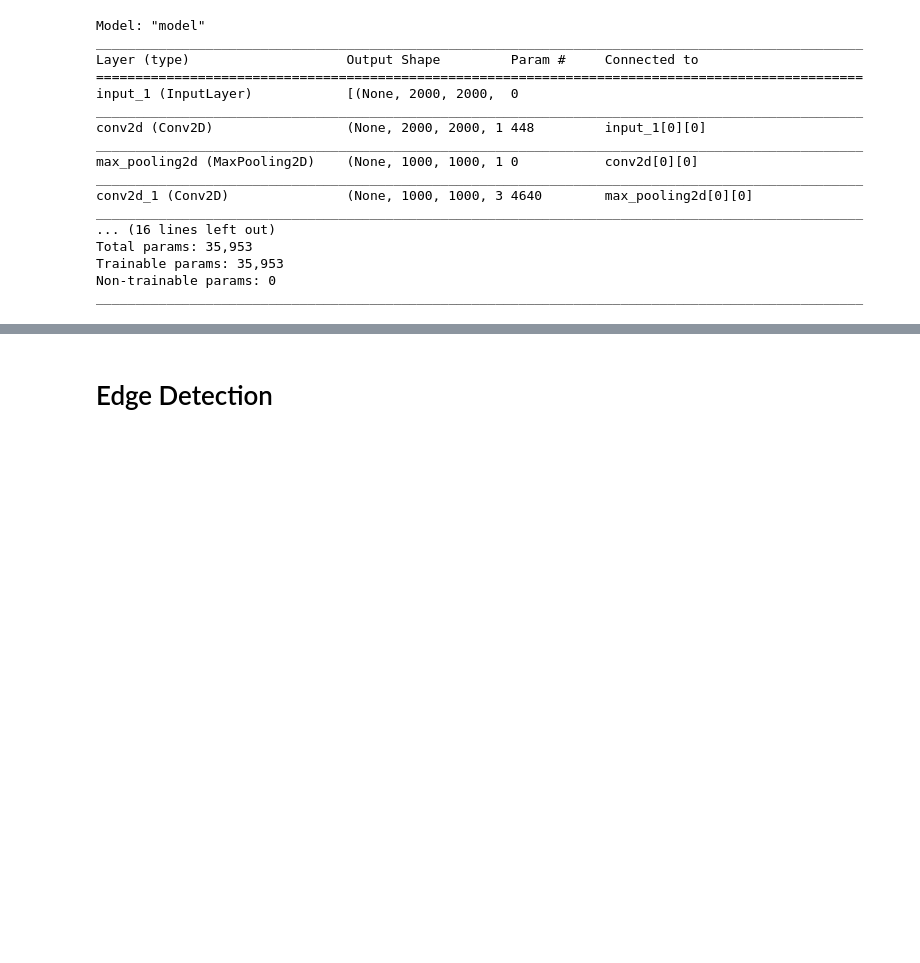
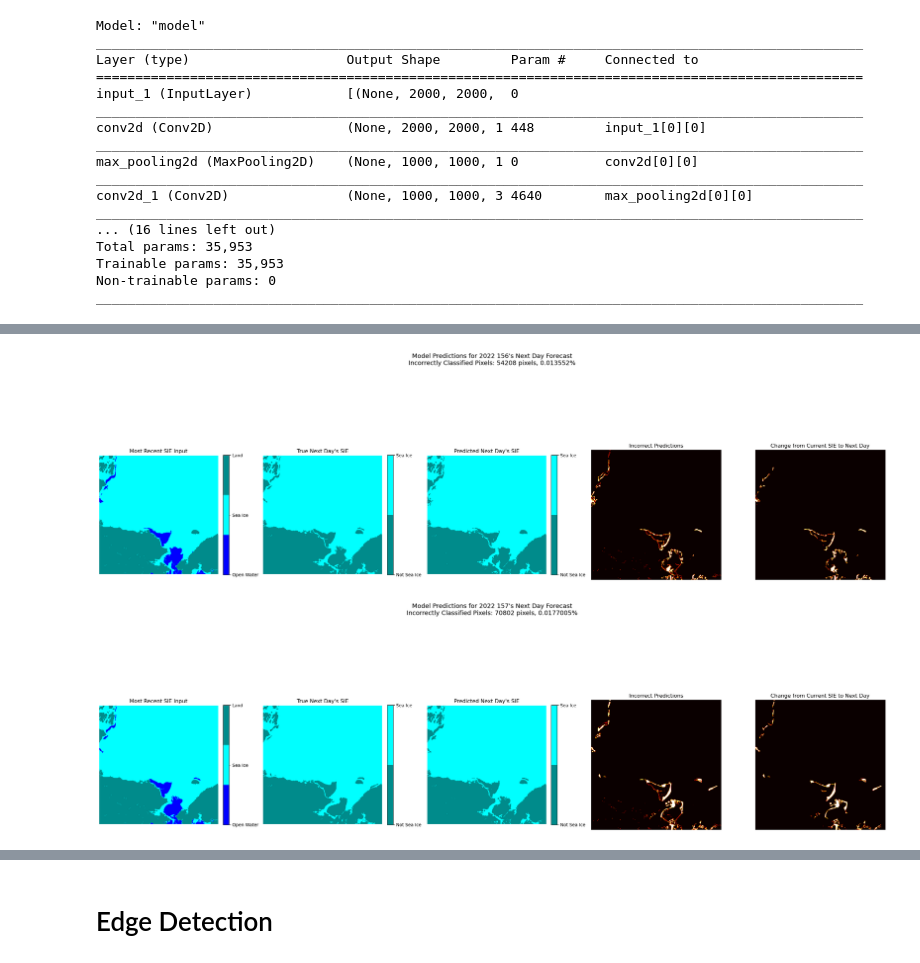
Before and after one commit to NOAA-HES-Capstone/icedyno, a Jupyter notebook: unet_model/jbacon_unet_modeling.ipynb, the cells around one changed output, grey strips where cells are left out. Saved outputs shown, nothing was run; the diff lists cells and outputs as text; code cells hidden in the pictures; blank space fills up the shorter version.

```diff
--- a/unet_model/jbacon_unet_modeling.ipynb
+++ b/unet_model/jbacon_unet_modeling.ipynb
@@ -569,0 +595,15 @@ for i in range(X_batch.shape[0]):
+# %%
+# Get the batch data for test set
+batch_index = 180
+X_batch, y_true_batch = test_generator[batch_index]
+
+# Generate predictions from the test data
+y_pred_batch = model.predict(X_batch)
+dates = test_generator.get_years_days_of_batch(batch_index)
+
+# iterate over the batched predictions
+for i in range(X_batch.shape[0]):
+    plot_binary_model_predictions_with_errors(
+        X_batch[i], y_true_batch[i], y_pred_batch[i], dates[i][0], dates[i][1]
+    )
+# %% [output]
@@ -569,0 +612,2 @@ for i in range(X_batch.shape[0]):
+[figure, added]
+[figure, added]
```
Also changed, not shown: parts of 38 cells of this notebook.
